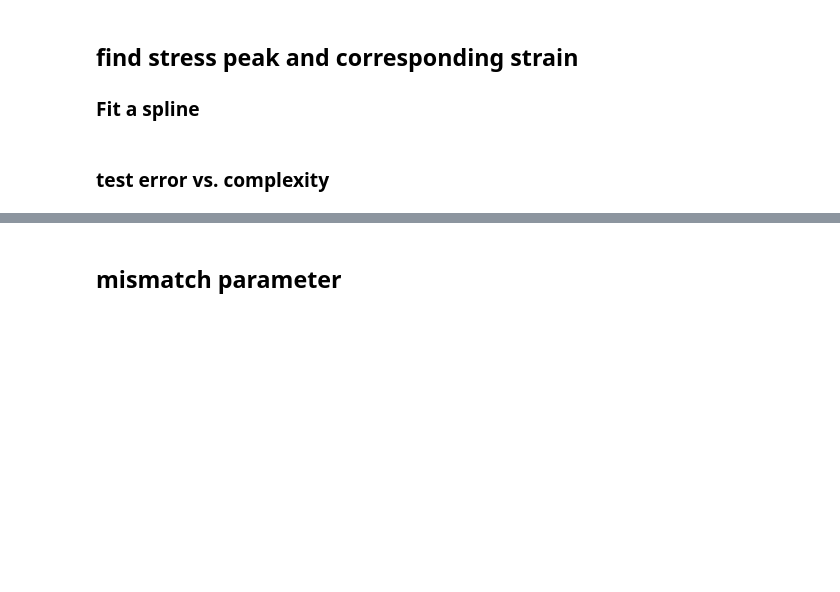
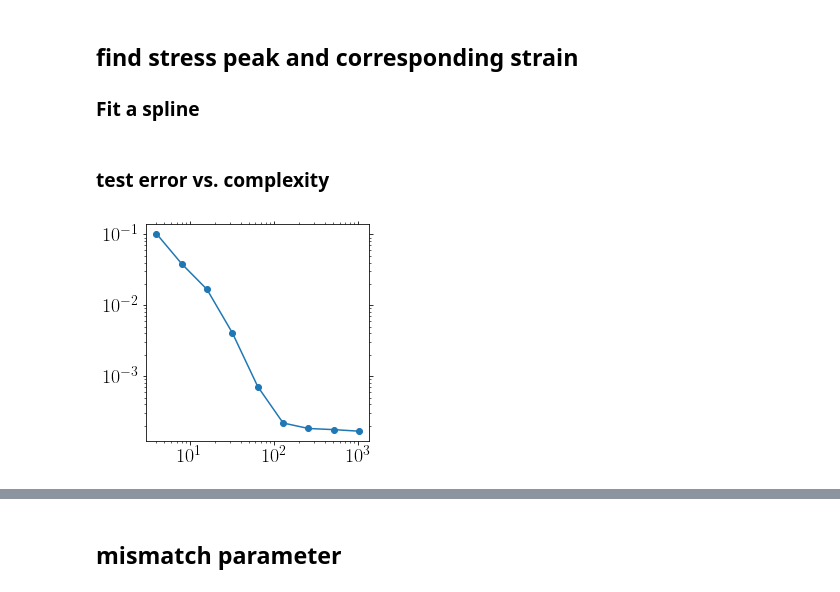
Before and after one commit to kkarimi62/glassDeformation, a Jupyter notebook: python/analyzePlasticity.ipynb, the cells around one changed output, grey strips where cells are left out. Saved outputs shown, nothing was run; the diff lists cells and outputs as text; code cells hidden in the pictures; blank space fills up the shorter version.

```diff
--- a/python/analyzePlasticity.ipynb
+++ b/python/analyzePlasticity.ipynb
@@ -1206,0 +935,27 @@ if eval(confParser['flags']['FitSpline']):
+# %%
+def Validate(reg, x,y,deg_f=range(0,40,10),cv_samples=10):
+    mse={}
+    for df in deg_f:
+    #    for df in map(int,np.logspace(0,12,20,base=2,endpoint=True)):
+        try:
+            transfrm = utl.ReturnShapeFunc(x,df)
+            #--- vadidate
+            scores = cross_validate(reg,  transfrm, y, cv=cv_samples,
+                                         scoring=('r2', 'neg_mean_squared_error'),
+                                         return_train_score=True)
+            mse[df] = np.mean(scores['train_neg_mean_squared_error'])
+        except:
+            traceback.print_exc()
+            continue
+    return mse
+
+if eval(confParser['flags']['FitSpline']):
+#    if not eval(confParser['flags']['RemoteMachine']):
+    mse = Validate(reg, strain,np.c_[y],deg_f=np.logspace(2,10,num=9,base=2,dtype=int))
+    keys=mse.keys()
+    utl.PltErr(keys, [-mse[key] for key in keys],
+              xscale='log',yscale='log',
+              title='loadCurve/mse.png'
+              )
+# %% [output]
+[figure, added]
```
Also changed, not shown: parts of 21 cells of this notebook, 2 other files.
